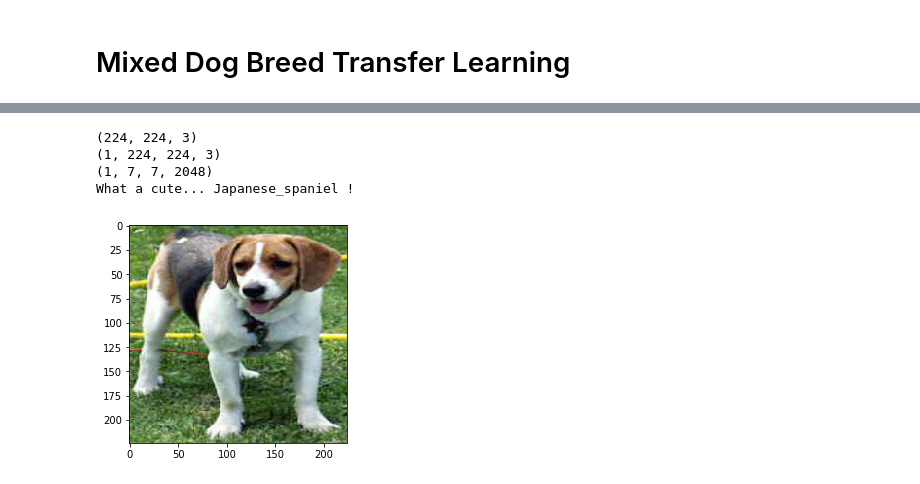
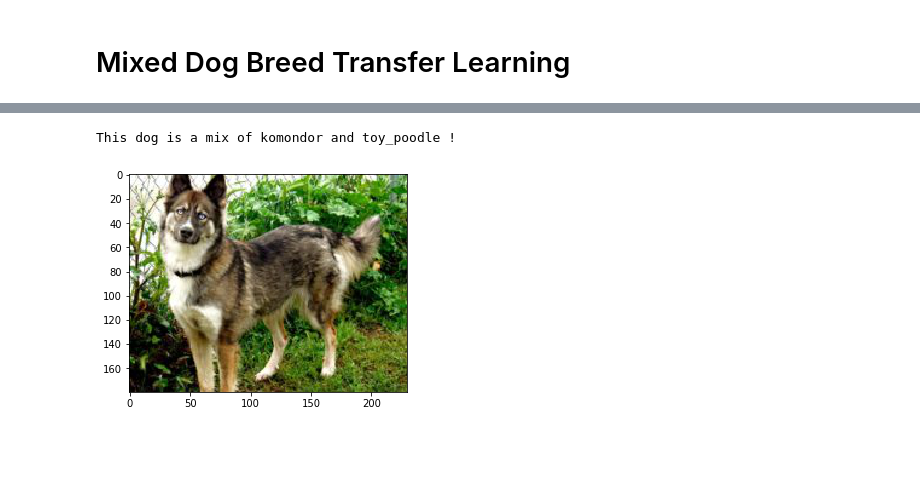
Before and after one commit to minceje/Who-Let-The-Dogs-Out, a Jupyter notebook: Transfer_Xception.ipynb, the cells around one changed output, grey strips where cells are left out. Drawn from its saved outputs; the diff is of its cells as text; code cells hidden in the pictures; blank space fills up the shorter version.

Commit message:
Updated Transfer_Xception
This works with the mixed breed dataset. It still needs to be trained.

```diff
--- a/Transfer_Xception.ipynb
+++ b/Transfer_Xception.ipynb
@@ -208,11 +204,11 @@ bst_val_acc = max(history['val_acc'])
 print("Best val acc: {:.1%}".format(bst_val_acc))
 # %%
 #------uncomment here for checkpoints start
-#filename = "yoursmallestlostweightfilehere"
-#model.load_weights(filename)
-#model.compile(loss='categorical_crossentropy', optimizer='adam')
+filename = "mixed_weights.best.hdf5"
+model.load_weights(filename)
+model.compile(optimizer='adam',loss='categorical_crossentropy',metrics=["accuracy"])
 #------end
 
-scores = Mixed_model.evaluate(X_test, y_test, verbose=0)
+scores = model.evaluate(X_test, y_test, verbose=0)
 print("Accuracy: %.2f%%" % (scores[1]*100))
 # %% [markdown]
@@ -247,3 +216,12 @@ for fname in configfiles:
+# %%
+#read labels.csv
+data = pd.read_csv("labels.csv")
+
+pic_breed = data["breed"]
+
+#get dog names
+#creates a list of all mixed dog breeds
+unique_Breed = pic_breed.unique()
 # %%
 def path_to_tensor(img_path):
     # loads RGB image as PIL.Image.Image type
@@ -268,6 +237,16 @@ def detect_dog(model, image_path):
+# %%
+#predicts a vector based on an image
+def Mixed_detect_dog(model, image_path):
+    tensor = path_to_tensor(image_path)
+    bottleneck_features = extract_Xception(tensor)
+    predicted_vector = model.predict(tensor)
+    predicted_indices = np.argsort(predicted_vector)
+    flat = predicted_indices.flatten()
+    first_predict = unique_Breed[flat[-1]]
+    second_predict = unique_Breed[flat[-2]]
+    return first_predict,second_predict
 # %%
-def dog_prediction(img_path):
-    #if dog_detector(img_path):
+def Mixed_dog_prediction(img_path):
     display_image(img_path)
-    prediction = detect_dog(model, img_path)
-    print('What a cute... {} ! '.format(prediction))
+    prediction1,prediction2  = Mixed_detect_dog(model, img_path)
+    print('This dog is a mix of {} and {} ! '.format(prediction1,prediction2))
@@ -292,8 +253,5 @@ What a cute... standard_schnauzer !
-# %%
-dog_prediction("/Users/juliagoyco/Desktop/Final_Deep_Learning/Images/n02088364-beagle/n02088364_129.jpg")
-# %% [output]
-(224, 224, 3)
-(1, 224, 224, 3)
-(1, 7, 7, 2048)
-What a cute... Japanese_spaniel !
-[figure, removed]
+# %%
+Mixed_dog_prediction("n02118010_8.jpg")
+# %% [output]
+This dog is a mix of komondor and toy_poodle !
+[figure, added]
```
Also changed, not shown: parts of 28 cells of this notebook.
